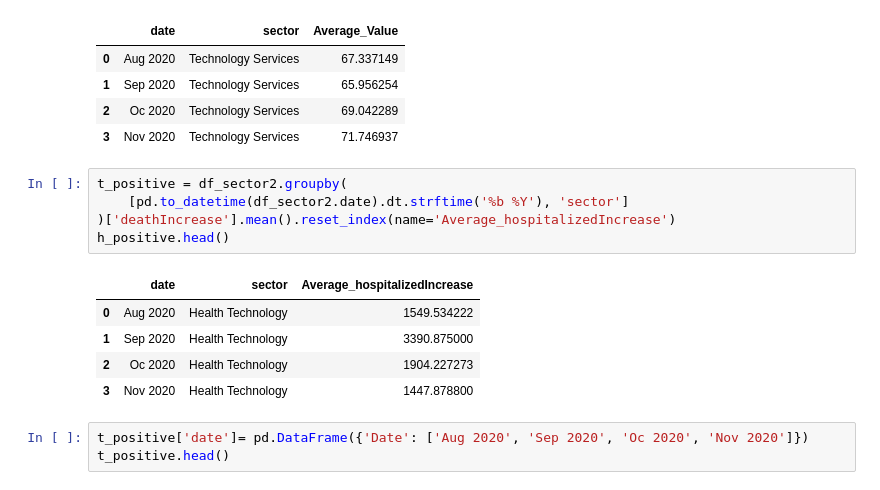
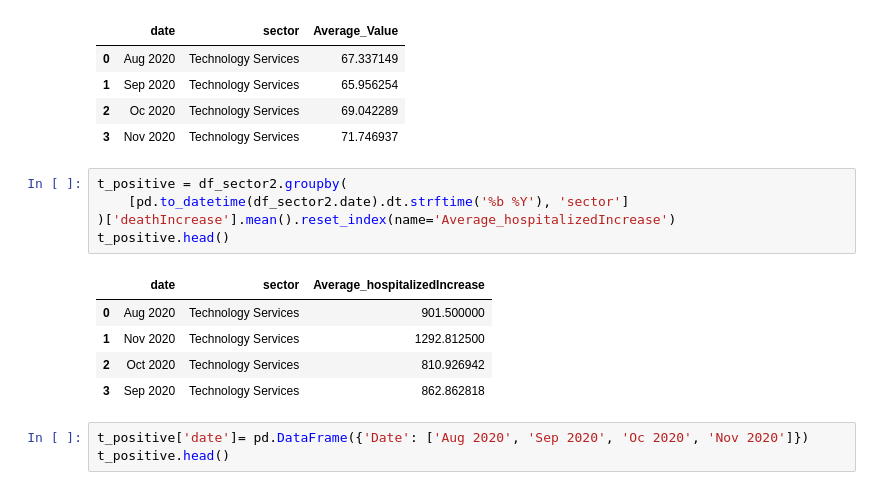
Before and after one commit to joeapodaca/apestogetherstrong, a Jupyter notebook: visualization_hospitalized.ipynb, the cells around one changed output. Cells and saved outputs as stored; diff of their text form.

```diff
--- a/visualization_hospitalized.ipynb
+++ b/visualization_hospitalized.ipynb
@@ -282,14 +282,14 @@ tech_services_df.head()
 # %%
 t_positive = df_sector2.groupby(
     [pd.to_datetime(df_sector2.date).dt.strftime('%b %Y'), 'sector']
 )['deathIncrease'].mean().reset_index(name='Average_hospitalizedIncrease')
-h_positive.head()
+t_positive.head()
 # %% [output]
 |  | date | sector | Average_hospitalizedIncrease |
-| 0 | Aug 2020 | Health Technology | 1549.534222 |
-| 1 | Sep 2020 | Health Technology | 3390.875000 |
-| 2 | Oc 2020 | Health Technology | 1904.227273 |
-| 3 | Nov 2020 | Health Technology | 1447.878800 |
+| 0 | Aug 2020 | Technology Services | 901.500000 |
+| 1 | Nov 2020 | Technology Services | 1292.812500 |
+| 2 | Oct 2020 | Technology Services | 810.926942 |
+| 3 | Sep 2020 | Technology Services | 862.862818 |
 # %%
 t_positive['date']= pd.DataFrame({'Date': ['Aug 2020', 'Sep 2020', 'Oc 2020', 'Nov 2020']})
 t_positive.head()
```
Also changed, not shown: parts of 1 cell of this notebook, 2 other files.
